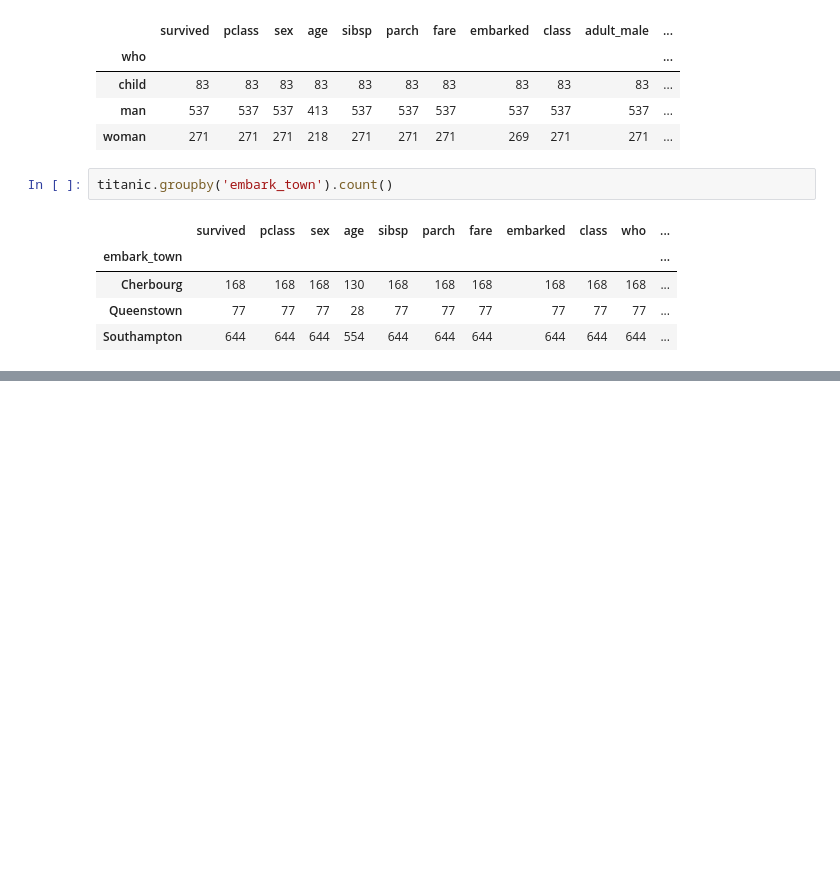
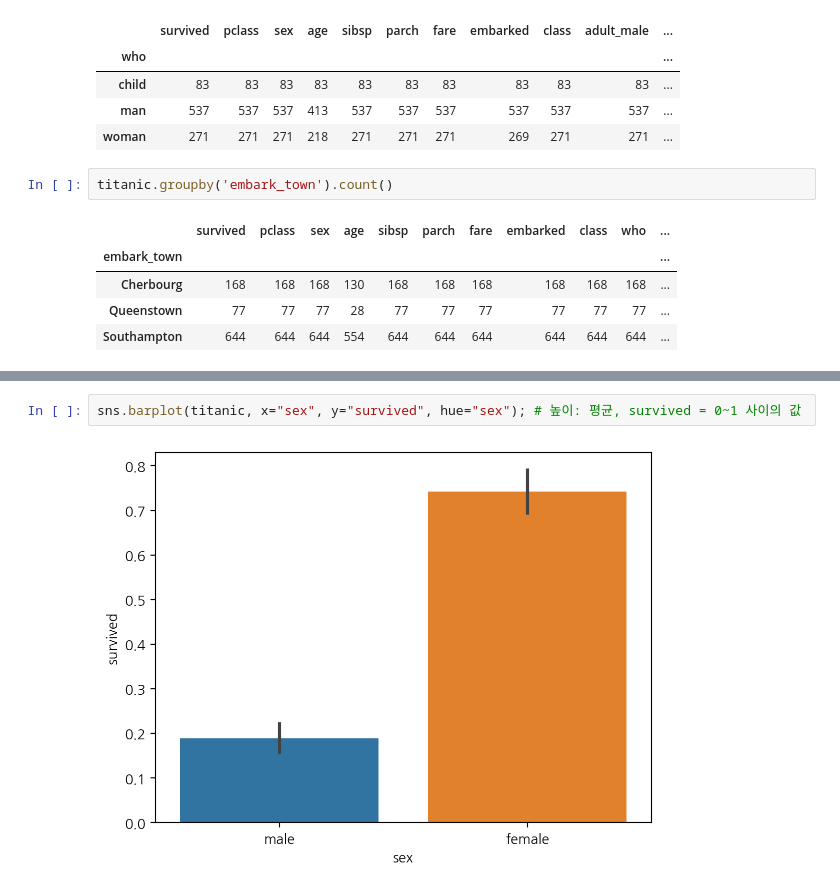
Before and after one commit to simsoohyeon/2024-1-my-BDA, a Jupyter notebook: inclass/02w_0319_tue_dataframe_basic.ipynb, the cells around one changed output, grey strips where cells are left out. Saved outputs shown, nothing was run; the diff lists cells and outputs as text; blank space fills up the shorter version.

```diff
--- a/inclass/02w_0319_tue_dataframe_basic.ipynb
+++ b/inclass/02w_0319_tue_dataframe_basic.ipynb
@@ -283,0 +306,4 @@ titanic.groupby('embark_town').count()
+# %%
+sns.barplot(titanic, x="sex", y="survived", hue="sex"); # 높이: 평균, survived = 0~1 사이의 값
+# %% [output]
+[figure, added]
```
Also changed, not shown: parts of 56 cells of this notebook.
